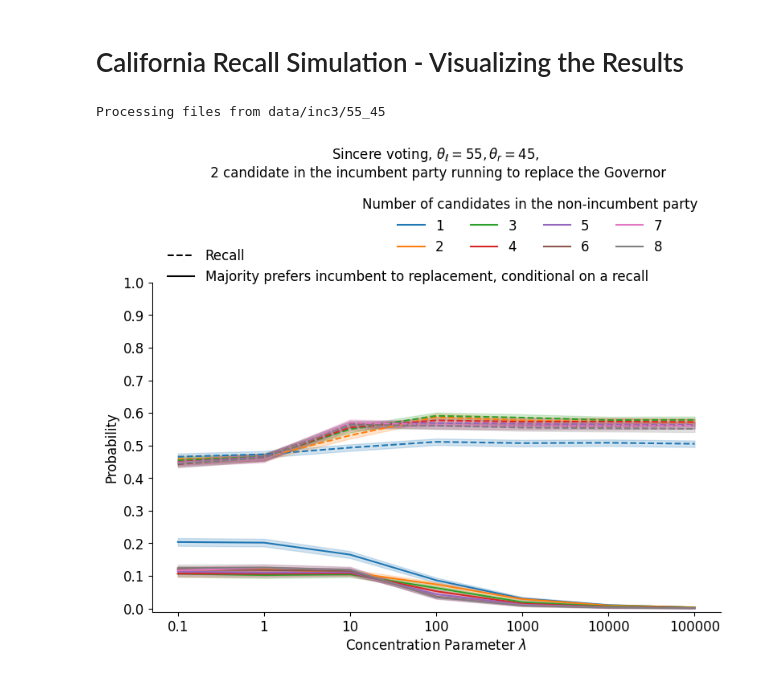
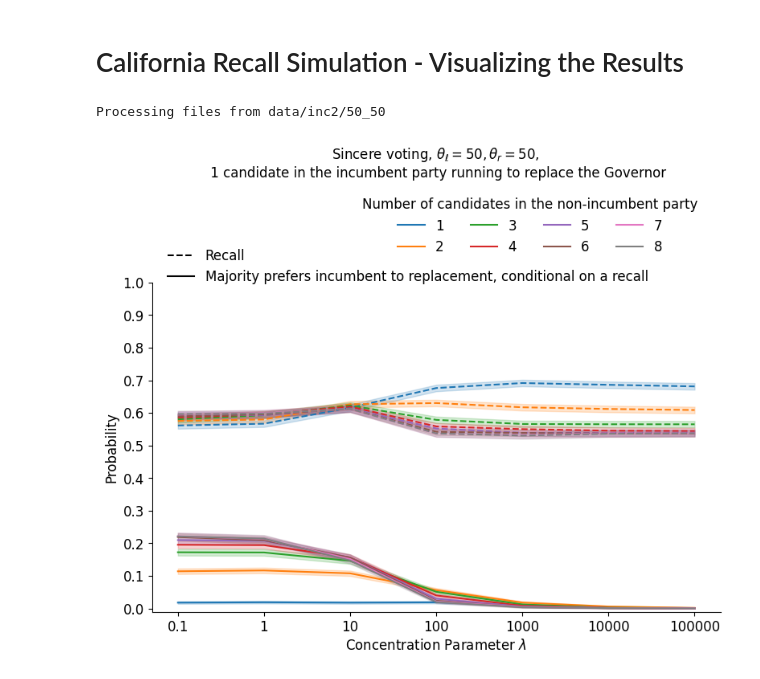
Before and after one commit to epacuit/ca_recall, a Jupyter notebook: ca_recall_simulation_visualization.ipynb, the cells around one changed output. Drawn from its saved outputs; the diff is of its cells as text; code cells hidden in the pictures.

Commit message:
update visualization notebook

```diff
--- a/ca_recall_simulation_visualization.ipynb
+++ b/ca_recall_simulation_visualization.ipynb
@@ -166,8 +166,8 @@ def plot_conditional_for_opponents(
     plt.show()
 # %%
 
-theta_l, theta_r = 55, 45 #5, 5 # 55, 45 # 45, 55
-num_incumbent_cands = 3 #3 #4
+theta_l, theta_r = 50, 50 #5, 5 # 55, 45 # 45, 55
+num_incumbent_cands = 2 #3 #4
 manipulation_level = 1.0
 recall_decision_type = 'sincere' #'sincere' #'strategic'
 replacement_rule = 'sincere' #'sincere' 'strategic-top-two'
@@ -188,32 +188,32 @@ all_dfs = []
 print(f"Processing files from {main_dir}/{sub_dir}")
 for opp in opponent_sizes:
     pattern = f'{main_dir}/{sub_dir}/recall_data_{manipulation_level}_{recall_decision_type}_{replacement_rule}_*_{std_str}_{num_incumbent_cands}_{opp}.csv'
     for fp in glob.glob(pattern):
         df_tmp = pd.read_csv(fp)
         # annotate each row with the opponent‐size
         df_tmp['num_cands_opposition_party'] = opp
         all_dfs.append(df_tmp)
 
 # 3) glue them together
 df = pd.concat(all_dfs, ignore_index=True).drop_duplicates()
 
 num_incumbent_cands = df["num_cands_incumbent_party"].unique()
 
 if len(num_incumbent_cands) > 1:
     print(f"Warning: More than one number of incumbent candidates: {num_incumbent_cands}")
 else:
     num_incumbent_cands = num_incumbent_cands[0]
 
 title = f'{initial_title}\n {num_incumbent_cands - 1} candidate in the incumbent party running to replace the Governor'
 CONC_PARAMS = [0.1, 1.0, 10.0, 100.0, 1e3, 1e4, 1e5]
 OUTFILE     = f'graphs/{num_incumbent_cands}_{theta_l}_{theta_r}_{recall_decision_type}_{replacement_rule}_{manipulation_level}.pdf'
 
 plot_conditional_for_opponents(
     df,
     x_labels=CONC_PARAMS,
     title = title,
     filename=OUTFILE
 )
 # %% [output]
-Processing files from data/inc3/55_45
+Processing files from data/inc2/50_50
-[figure, old version]
+[figure, new version]
```
Also changed, not shown: 7 other files.
